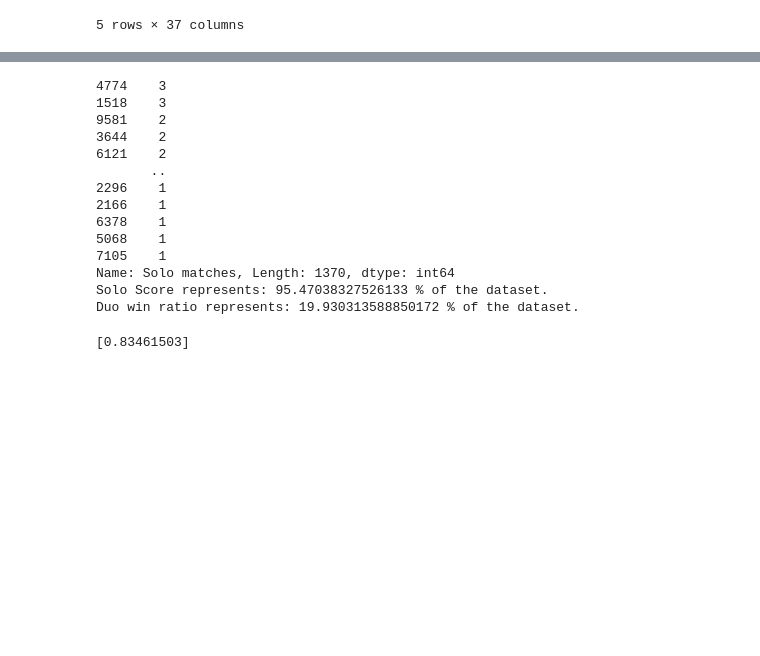
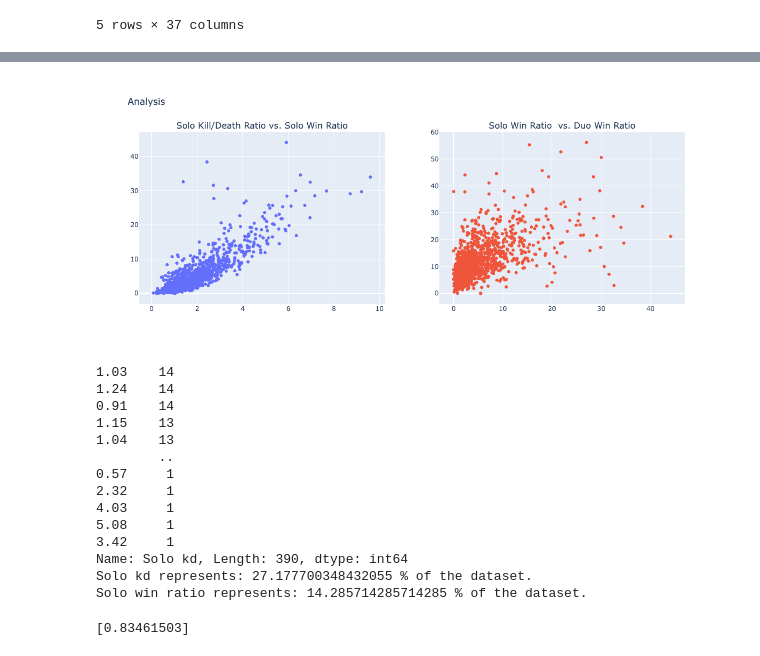
Before and after one commit to MatyasGreff/cml-project-sem3, a Jupyter notebook: fortnite.ipynb, the cells around one changed output, grey strips where cells are left out. Cells and saved outputs as stored; diff of their text form; code cells hidden in the pictures; blank space fills up the shorter version.

```diff
--- a/fortnite.ipynb
+++ b/fortnite.ipynb
@@ -40,27 +168,39 @@ plt.show()
+# %%
+import plotly.graph_objects as go
+from plotly.subplots import make_subplots
+
+fig = make_subplots(rows=1,cols=2, subplot_titles=('Solo Kill/Death Ratio vs. Solo Win Ratio','Solo Win Ratio  vs. Duo Win Ratio'))
+
+fig.add_trace(go.Scatter(x=data['Solo kd'],y=data['Solo winRatio'], mode='markers', showlegend=False), row=1,col=1)
+fig.add_trace(go.Scatter(x=data['Solo winRatio'],y=data['Duos winRatio'], mode='markers', showlegend=False), row=1,col=2)
+fig.update_layout(title='Analysis', height=500)
+fig.show()
+# %% [output]
+[figure, added]
 # %%
 #Analysing imbalance
-targetMatches = data['Solo matches'].value_counts()
-print(targetMatches)
-print("Solo Score represents:",(len(targetMatches)/len(data))*100, "% of the dataset.")
+targetKd = data['Solo kd'].value_counts()
+print(targetKd)
+print("Solo kd represents:",(len(targetKd)/len(data))*100, "% of the dataset.")
 
-targetWinratio = data['Duos winRatio'].value_counts()
+targetWinRatio = data['Solo winRatio'].value_counts()
 #print(targetWinratio)
-print("Duo win ratio represents:",(len(targetWinratio)/len(data))*100, "% of the dataset.")
+print("Solo win ratio represents:",(len(targetWinRatio)/len(data))*100, "% of the dataset.")
 # %% [output]
-4774    3
-1518    3
-9581    2
-3644    2
-6121    2
-       ..
-2296    1
-2166    1
-6378    1
-5068    1
-7105    1
-Name: Solo matches, Length: 1370, dtype: int64
-Solo Score represents: 95.47038327526133 % of the dataset.
-Duo win ratio represents: 19.930313588850172 % of the dataset.
+1.03    14
+1.24    14
+0.91    14
+1.15    13
+1.04    13
+        ..
+0.57     1
+2.32     1
+4.03     1
+5.08     1
+3.42     1
+Name: Solo kd, Length: 390, dtype: int64
+Solo kd represents: 27.177700348432055 % of the dataset.
+Solo win ratio represents: 14.285714285714285 % of the dataset.
 # %%
 from sklearn import linear_model
 ## based on solo win ratio predict duo win ratio
```
Also changed, not shown: parts of 12 cells of this notebook, 2 other files.
